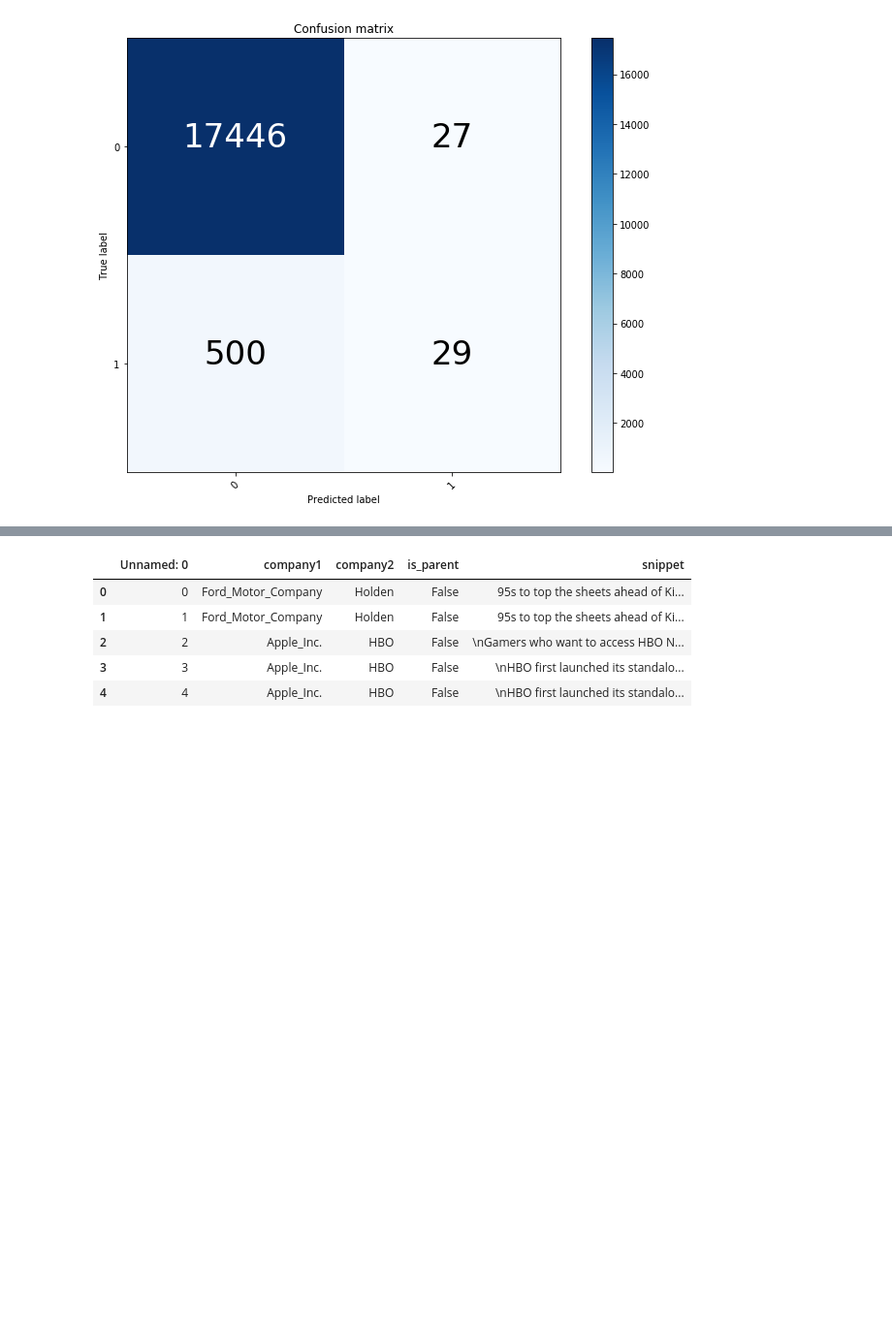
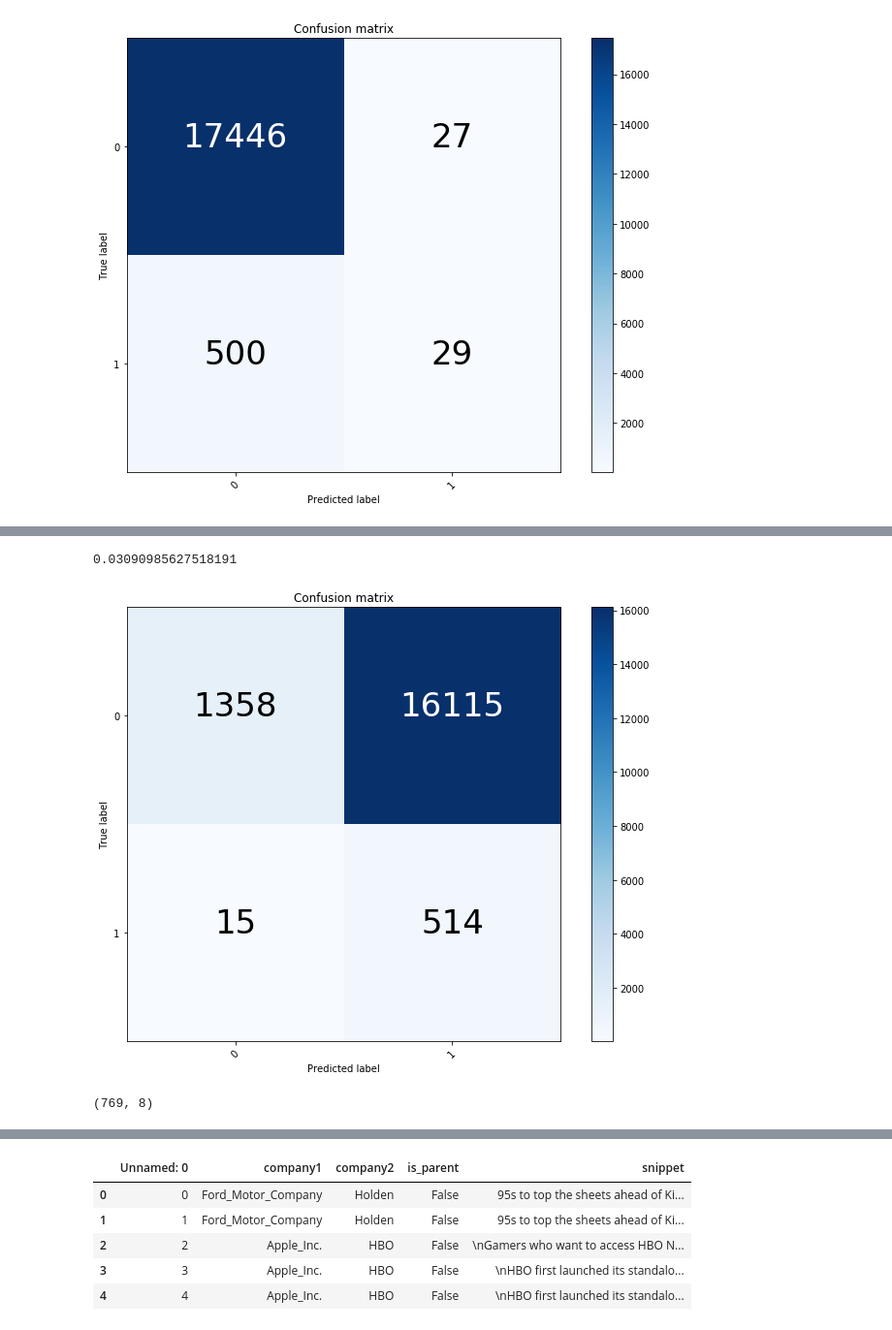
Before and after one commit to radpet/team_a, a Jupyter notebook: Radi/TestScore.ipynb, the cells around one changed output, grey strips where cells are left out. Shown at 97% size. Saved outputs shown, nothing was run; the diff lists cells and outputs as text; code cells hidden in the pictures; blank space fills up the shorter version.

```diff
--- a/Radi/TestScore.ipynb
+++ b/Radi/TestScore.ipynb
@@ -231,0 +245,2 @@ plot_confusion_matrix(test_golden["relation.1"], lstm_result["all"], classes=[0,
+# %%
+lstm_788f1["all"] = lstm_788f1.apply(lambda x: check_pair_all(x["company1"], x["company2"]), axis=1)
@@ -231,0 +253,13 @@ plot_confusion_matrix(test_golden["relation.1"], lstm_result["all"], classes=[0,
+# %%
+lstm_788f1["any"] = lstm_788f1.apply(lambda x: check_pair_any(x["company1"], x["company2"]), axis=1)
+# %%
+print(precision_score(test_golden["relation.1"], lstm_788f1["any"]))
+plot_confusion_matrix(test_golden["relation.1"], lstm_788f1["any"], classes=[0,1])
+# %% [output]
+0.03090985627518191
+[figure, added]
+# %%
+lstm_788f1_per_pair = lstm_788f1.drop_duplicates(subset=["company1", "company2"])
+lstm_per_pair.shape
+# %% [output]
+(769, 8)
```
Also changed, not shown: parts of 7 cells of this notebook, 6 other files.
